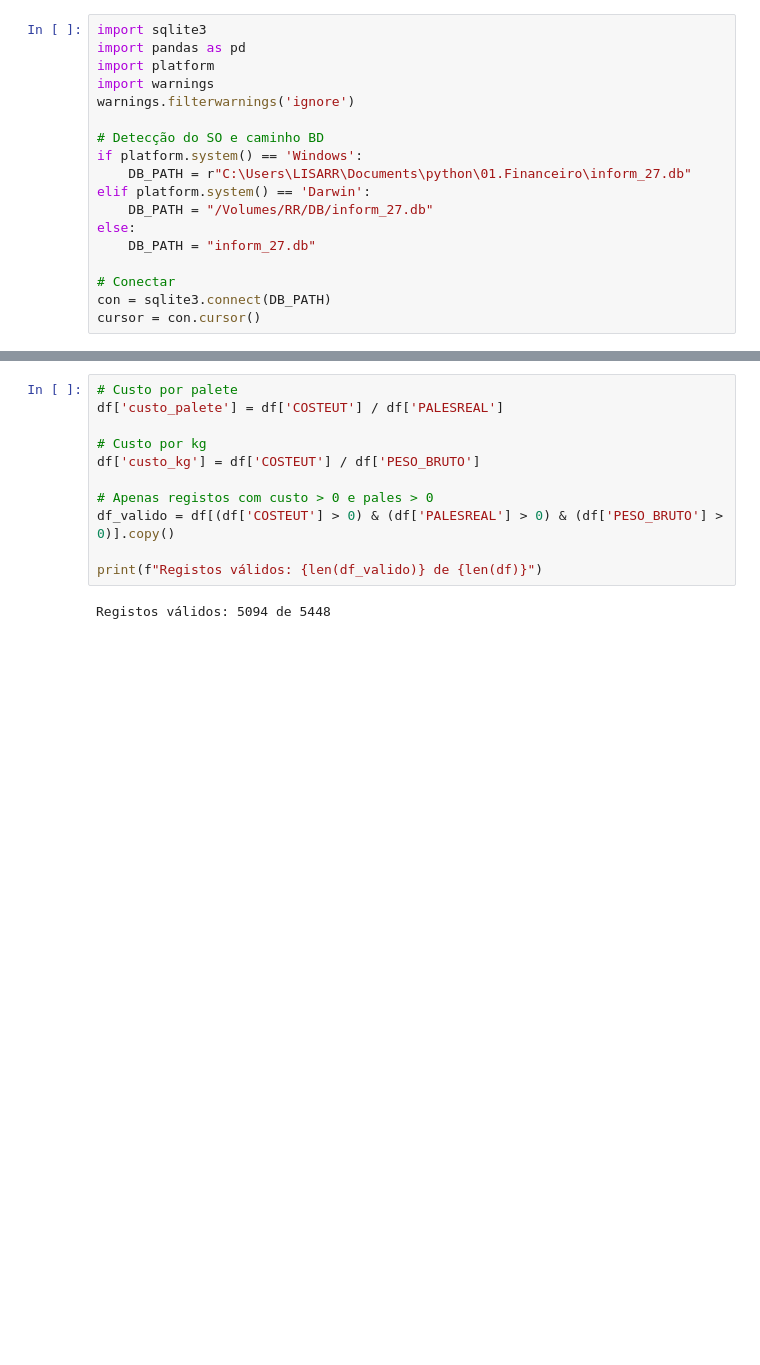
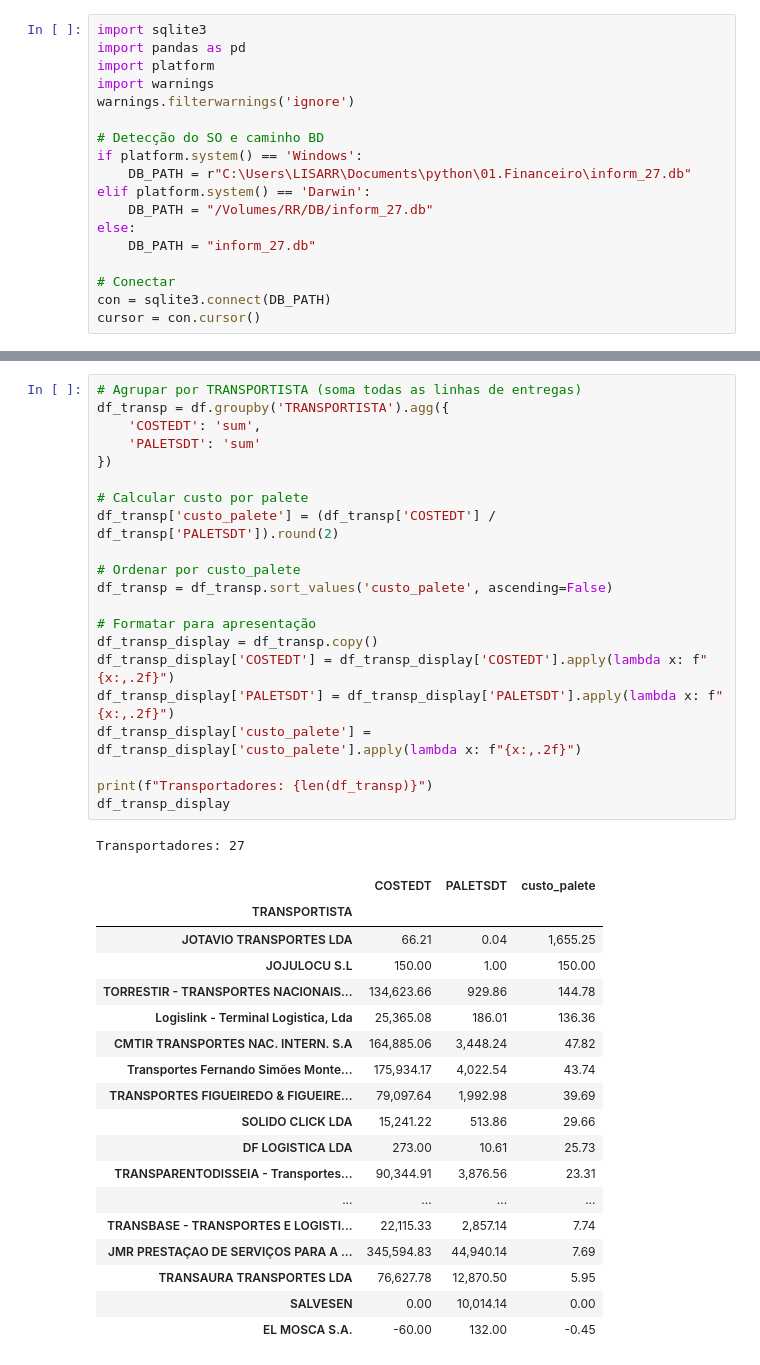
Before and after one commit to ruben-filipe-rocha/Salvesen, a Jupyter notebook: 02.Finance/01_Finance.ipynb, the cells around one changed output, grey strips where cells are left out. Cells and saved outputs as stored; diff of their text form; blank space fills up the shorter version.

```diff
--- a/02.Finance/01_Finance.ipynb
+++ b/02.Finance/01_Finance.ipynb
@@ -92,13 +89,41 @@ dtype: int64
 # %%
-# Custo por palete
-df['custo_palete'] = df['COSTEUT'] / df['PALESREAL']
+# Agrupar por TRANSPORTISTA (soma todas as linhas de entregas)
+df_transp = df.groupby('TRANSPORTISTA').agg({
+    'COSTEDT': 'sum',
+    'PALETSDT': 'sum'
+})
 
-# Custo por kg
-df['custo_kg'] = df['COSTEUT'] / df['PESO_BRUTO']
+# Calcular custo por palete
+df_transp['custo_palete'] = (df_transp['COSTEDT'] / df_transp['PALETSDT']).round(2)
 
-# Apenas registos com custo > 0 e pales > 0
-df_valido = df[(df['COSTEUT'] > 0) & (df['PALESREAL'] > 0) & (df['PESO_BRUTO'] > 0)].copy()
+# Ordenar por custo_palete
+df_transp = df_transp.sort_values('custo_palete', ascending=False)
 
-print(f"Registos válidos: {len(df_valido)} de {len(df)}")
+# Formatar para apresentação
+df_transp_display = df_transp.copy()
+df_transp_display['COSTEDT'] = df_transp_display['COSTEDT'].apply(lambda x: f"{x:,.2f}")
+df_transp_display['PALETSDT'] = df_transp_display['PALETSDT'].apply(lambda x: f"{x:,.2f}")
+df_transp_display['custo_palete'] = df_transp_display['custo_palete'].apply(lambda x: f"{x:,.2f}")
+
+print(f"Transportadores: {len(df_transp)}")
+df_transp_display
 # %% [output]
-Registos válidos: 5094 de 5448
+Transportadores: 27
+|  | COSTEDT | PALETSDT | custo_palete |
+| TRANSPORTISTA |  |  |  |
+| JOTAVIO TRANSPORTES LDA | 66.21 | 0.04 | 1,655.25 |
+| JOJULOCU S.L | 150.00 | 1.00 | 150.00 |
+| TORRESTIR - TRANSPORTES NACIONAIS... | 134,623.66 | 929.86 | 144.78 |
+| Logislink - Terminal Logistica, Lda | 25,365.08 | 186.01 | 136.36 |
+| CMTIR TRANSPORTES NAC. INTERN. S.A | 164,885.06 | 3,448.24 | 47.82 |
+| Transportes Fernando Simões Monte... | 175,934.17 | 4,022.54 | 43.74 |
+| TRANSPORTES FIGUEIREDO & FIGUEIRE... | 79,097.64 | 1,992.98 | 39.69 |
+| SOLIDO CLICK LDA | 15,241.22 | 513.86 | 29.66 |
+| DF LOGISTICA LDA | 273.00 | 10.61 | 25.73 |
+| TRANSPARENTODISSEIA - Transportes... | 90,344.91 | 3,876.56 | 23.31 |
+| ... | ... | ... | ... |
+| TRANSBASE - TRANSPORTES E LOGISTI... | 22,115.33 | 2,857.14 | 7.74 |
+| JMR PRESTAÇAO DE SERVIÇOS PARA A ... | 345,594.83 | 44,940.14 | 7.69 |
+| TRANSAURA TRANSPORTES LDA | 76,627.78 | 12,870.50 | 5.95 |
+| SALVESEN | 0.00 | 10,014.14 | 0.00 |
+| EL MOSCA S.A. | -60.00 | 132.00 | -0.45 |
```
Also changed, not shown: parts of 18 cells of this notebook.
